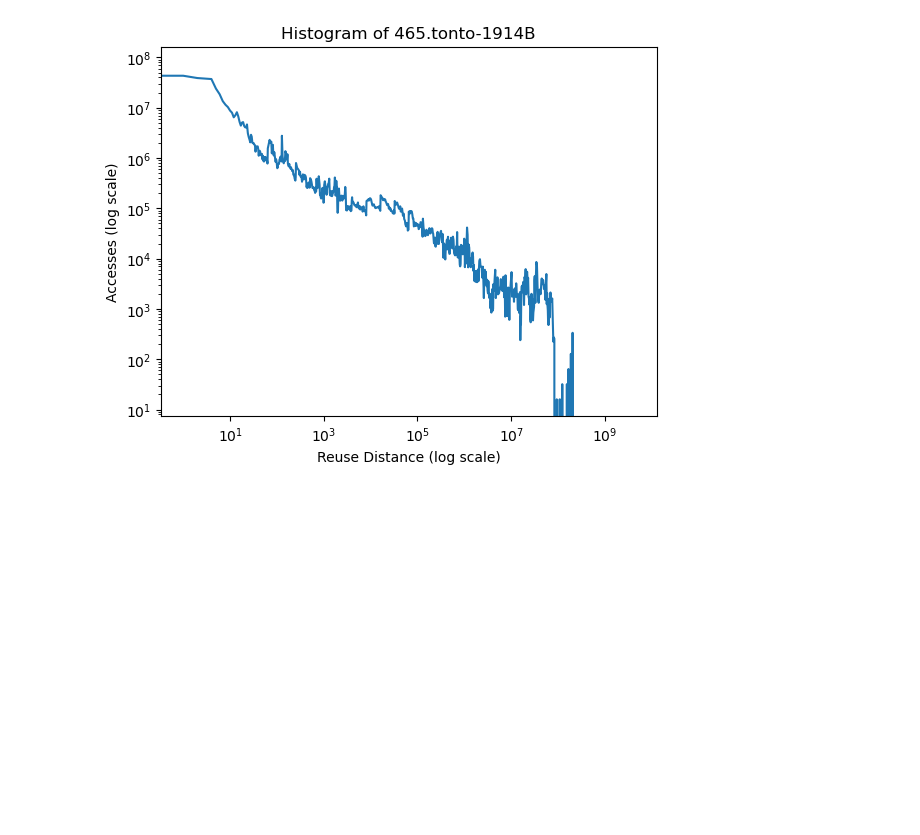
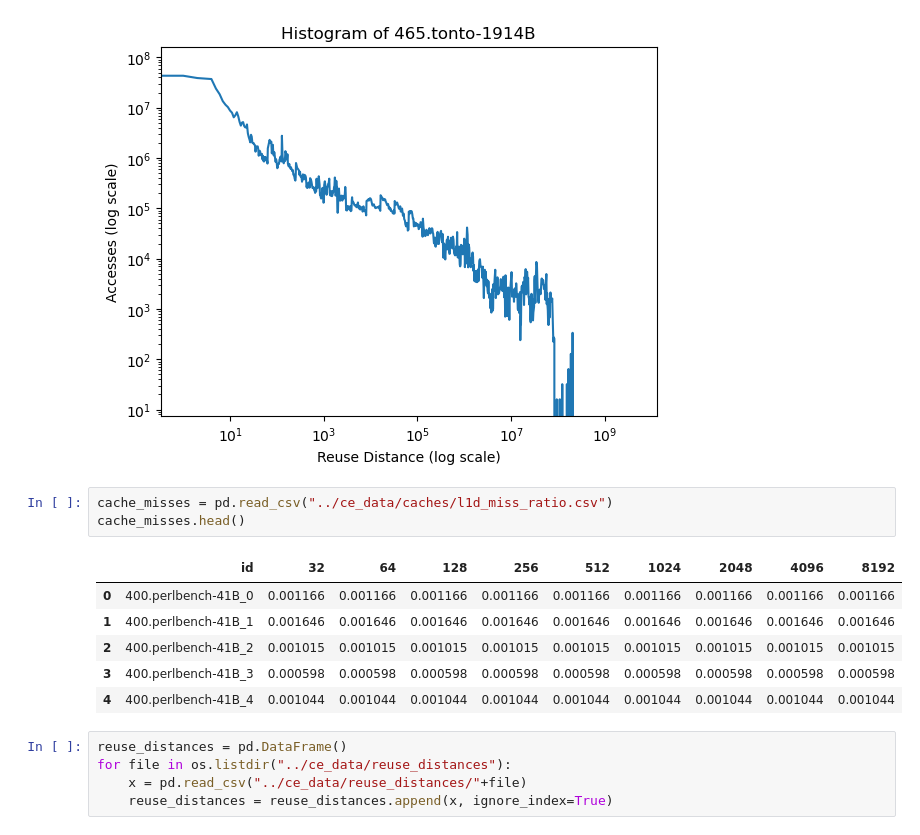
Before and after one commit to MarkRamosS/CacheEstimator, a Jupyter notebook: cache_estimator.ipynb, the cells around one changed output. Cells and saved outputs as stored; diff of their text form; blank space fills up the shorter version.

Commit message:
Data clearance.

```diff
--- a/cache_estimator.ipynb
+++ b/cache_estimator.ipynb
@@ -89,3 +25,18 @@ plot_rd(f.iloc[-1]['filename'])
 # %% [output]
 0.9914773791659189
 [figure]
+# %%
+cache_misses = pd.read_csv("../ce_data/caches/l1d_miss_ratio.csv")
+cache_misses.head()
+# %% [output]
+|  | id | 32 | 64 | 128 | 256 | 512 | 1024 | 2048 | 4096 | 8192 |
+| 0 | 400.perlbench-41B_0 | 0.001166 | 0.001166 | 0.001166 | 0.001166 | 0.001166 | 0.001166 | 0.001166 | 0.001166 | 0.001166 |
+| 1 | 400.perlbench-41B_1 | 0.001646 | 0.001646 | 0.001646 | 0.001646 | 0.001646 | 0.001646 | 0.001646 | 0.001646 | 0.001646 |
+| 2 | 400.perlbench-41B_2 | 0.001015 | 0.001015 | 0.001015 | 0.001015 | 0.001015 | 0.001015 | 0.001015 | 0.001015 | 0.001015 |
+| 3 | 400.perlbench-41B_3 | 0.000598 | 0.000598 | 0.000598 | 0.000598 | 0.000598 | 0.000598 | 0.000598 | 0.000598 | 0.000598 |
+| 4 | 400.perlbench-41B_4 | 0.001044 | 0.001044 | 0.001044 | 0.001044 | 0.001044 | 0.001044 | 0.001044 | 0.001044 | 0.001044 |
+# %%
+reuse_distances = pd.DataFrame()
+for file in os.listdir("../ce_data/reuse_distances"):
+    x = pd.read_csv("../ce_data/reuse_distances/"+file)
+    reuse_distances = reuse_distances.append(x, ignore_index=True)
```
Also changed, not shown: parts of 11 cells of this notebook, 8 other files.
